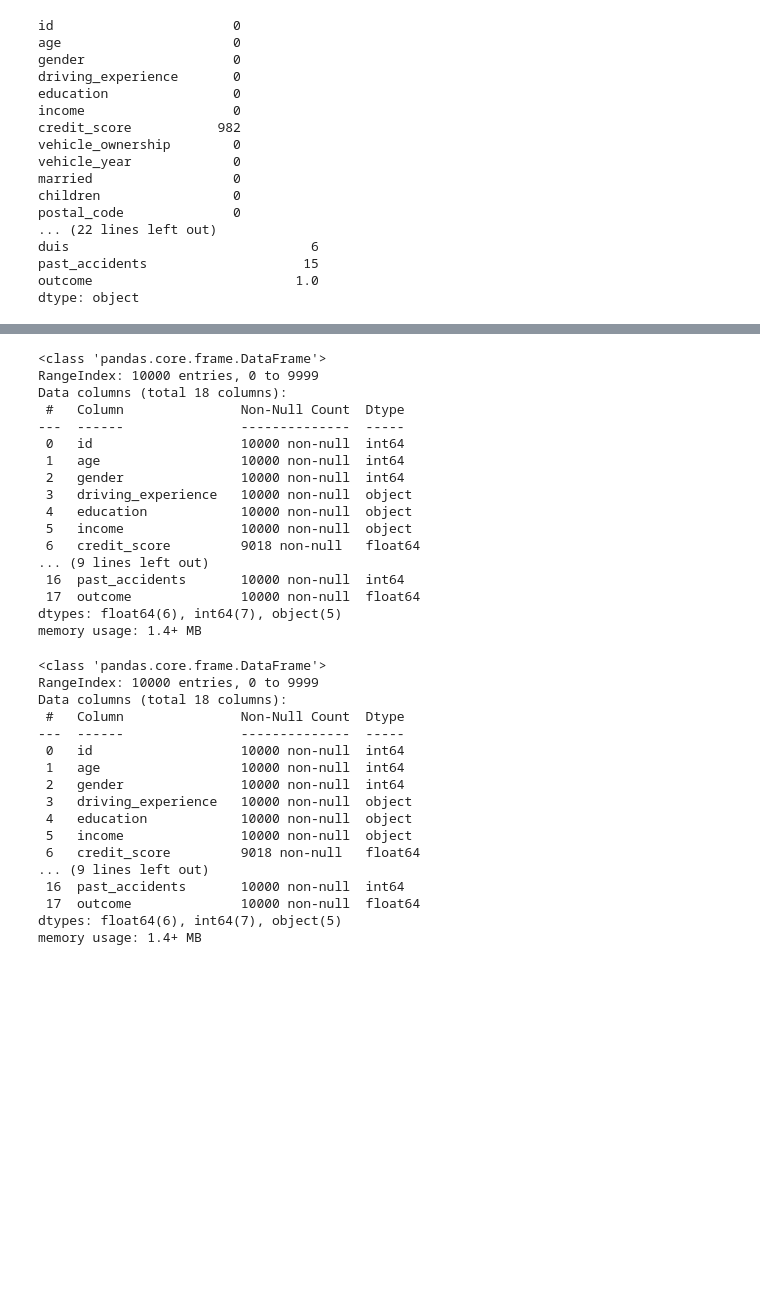
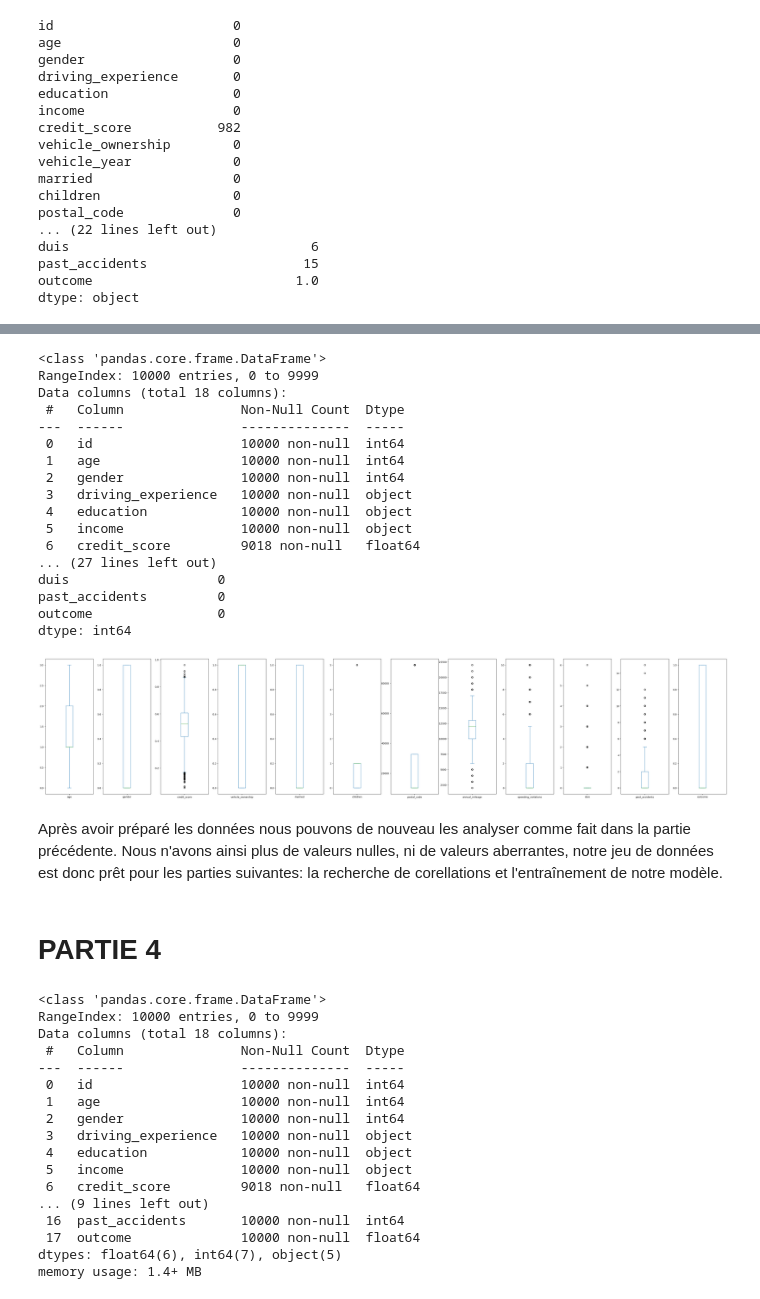
Before and after one commit to phoquiche/projet_data_science, a Jupyter notebook: projet.ipynb, the cells around one changed output, grey strips where cells are left out. Saved outputs shown, nothing was run; the diff lists cells and outputs as text; code cells hidden in the pictures; blank space fills up the shorter version.

Commit message:
Ajout de textes de description des codes + vérification de la preparation des données

```diff
--- a/projet.ipynb
+++ b/projet.ipynb
@@ -165,38 +167,48 @@ data['annual_mileage'] = imputer.fit_transform(data[['annual_mileage']])
 # Limitation des valeurs aberrantes
 data['speeding_violations'] = data['speeding_violations'].apply(lambda x: min(x, 10))
 data['children'] = data['children'].apply(lambda x: min(x, 5))
 
+missing_values = data.isnull().sum()
+
 data.plot(kind='box', subplots=True, sharex=False, sharey=False, figsize=(50, 10))
 
 
 # Encodage des variables qualitatives
 categorical_features = ['driving_experience', 'education', 'income', 'vehicle_year', 'vehicle_type']
 encoder = OneHotEncoder()
 
 # Transformation des données
 preprocessor = ColumnTransformer(
     transformers=[
         ('num', SimpleImputer(strategy='median'), ['age', 'credit_score', 'annual_mileage']),
         ('cat', OneHotEncoder(), categorical_features)
     ])
+
+print(missing_values)
 # %% [output]
 <class 'pandas.core.frame.DataFrame'>
 RangeIndex: 10000 entries, 0 to 9999
 Data columns (total 18 columns):
  #   Column               Non-Null Count  Dtype
 ---  ------               --------------  -----
  0   id                   10000 non-null  int64
  1   age                  10000 non-null  int64
  2   gender               10000 non-null  int64
  3   driving_experience   10000 non-null  object
  4   education            10000 non-null  object
  5   income               10000 non-null  object
  6   credit_score         9018 non-null   float64
-... (9 lines left out)
- 16  past_accidents       10000 non-null  int64
- 17  outcome              10000 non-null  float64
-dtypes: float64(6), int64(7), object(5)
-memory usage: 1.4+ MB
+... (27 lines left out)
+duis                   0
+past_accidents         0
+outcome                0
+dtype: int64
+[figure, added]
+# %% [markdown]
+Après avoir préparé les données nous pouvons de nouveau les analyser comme fait dans la partie précédente.
+Nous n'avons ainsi plus de valeurs nulles, ni de valeurs aberrantes, notre jeu de données est donc prêt pour les parties suivantes:  la recherche de corellations et l'entraînement de notre modèle.
+# %% [markdown]
+# PARTIE 4
 # %%
 from sklearn.impute import SimpleImputer
 from sklearn.preprocessing import OneHotEncoder
```
Also changed, not shown: parts of 4 cells of this notebook.
